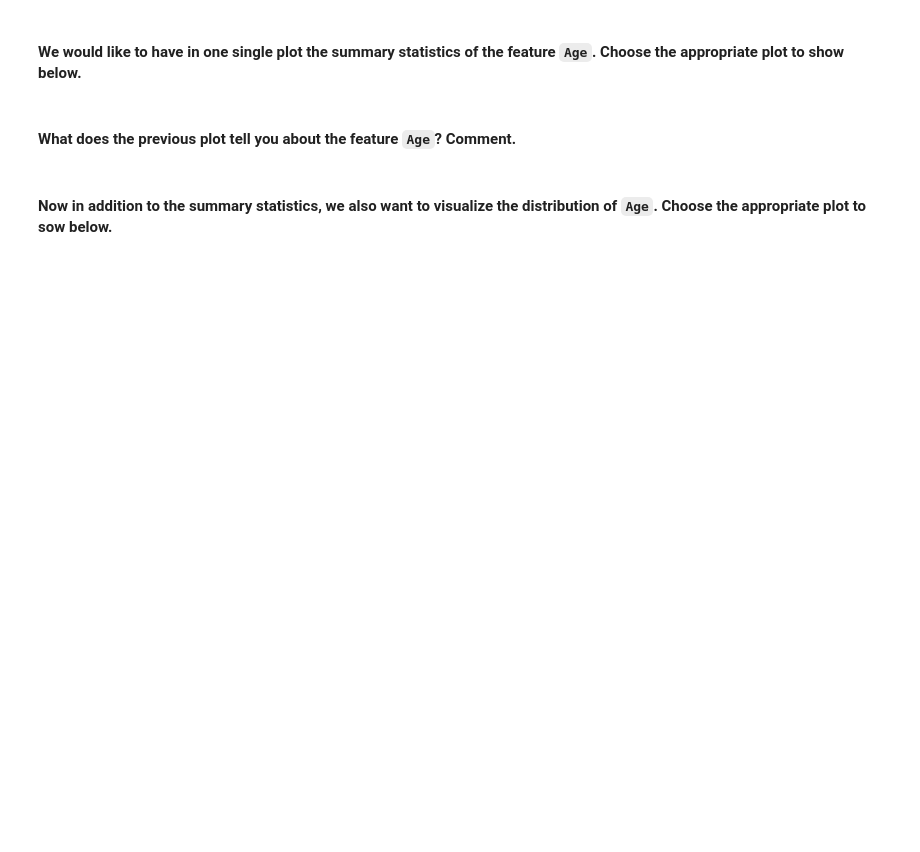
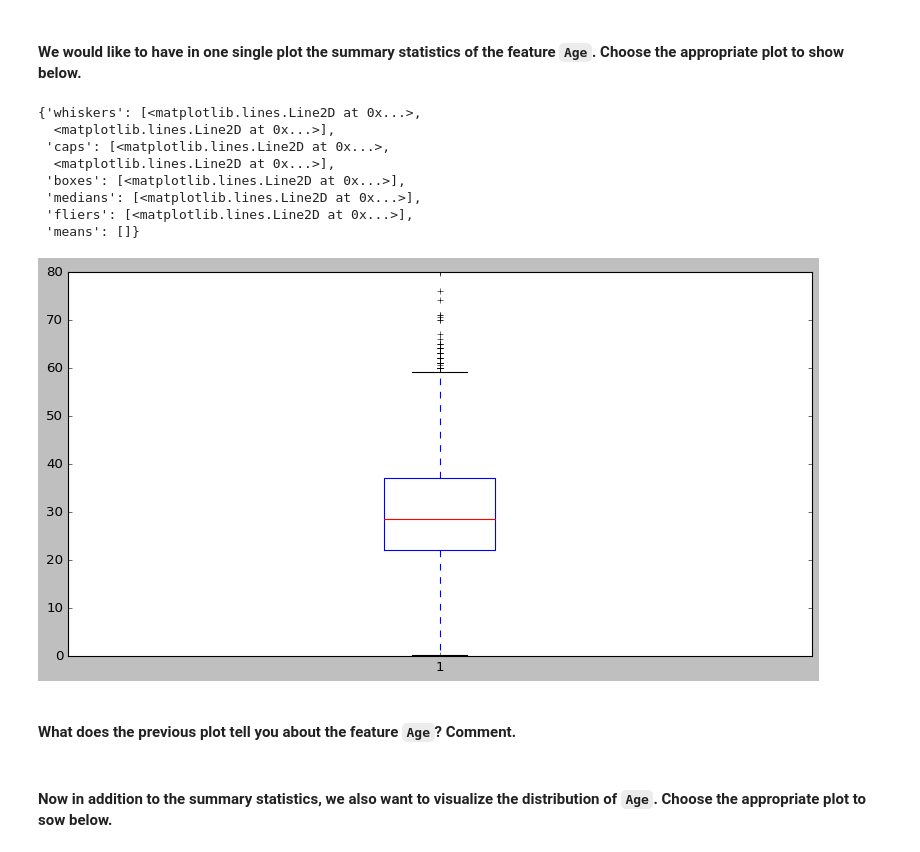
Before and after one commit to LauraRepullo/datamad0119, a Jupyter notebook: module-2/lab-matplotlib-seaborn/your-code/challenge-3.ipynb, the cells around one changed output. Drawn from its saved outputs; the diff is of its cells as text; code cells hidden in the pictures; blank space fills up the shorter version.

```diff
--- a/module-2/lab-matplotlib-seaborn/your-code/challenge-3.ipynb
+++ b/module-2/lab-matplotlib-seaborn/your-code/challenge-3.ipynb
@@ -136,5 +134,16 @@ plt.pie(titanic['Gender'].value_counts())labels=df['officer_name'],
 #### We would like to have in one single plot the summary statistics of the feature `Age`. Choose the appropriate plot to show below.
 # %%
 # your code here
+plt.boxplot(titanic['Age'])
+# %% [output]
+{'whiskers': [<matplotlib.lines.Line2D at 0x...>,
+  <matplotlib.lines.Line2D at 0x...>],
+ 'caps': [<matplotlib.lines.Line2D at 0x...>,
+  <matplotlib.lines.Line2D at 0x...>],
+ 'boxes': [<matplotlib.lines.Line2D at 0x...>],
+ 'medians': [<matplotlib.lines.Line2D at 0x...>],
+ 'fliers': [<matplotlib.lines.Line2D at 0x...>],
+ 'means': []}
+[figure, added]
 # %% [markdown]
 #### What does the previous plot tell you about the feature `Age`? Comment.
```
Also changed, not shown: parts of 7 cells of this notebook.
